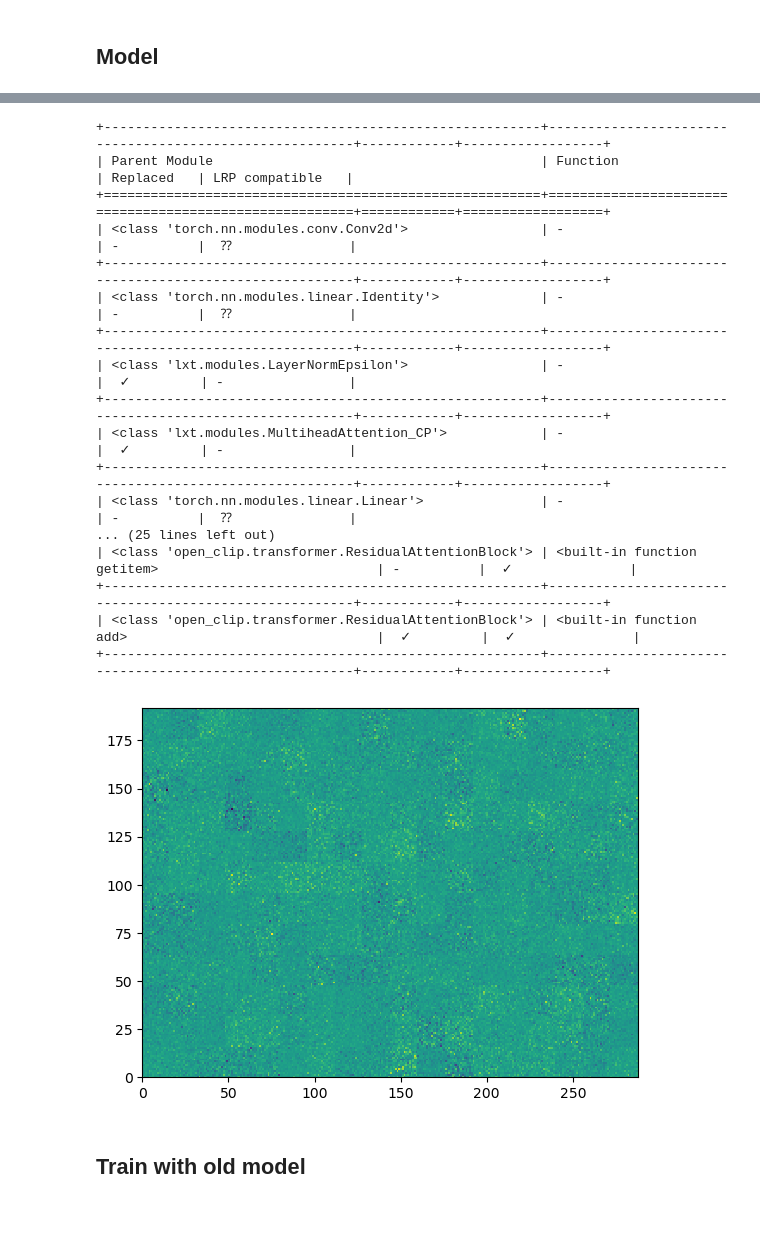
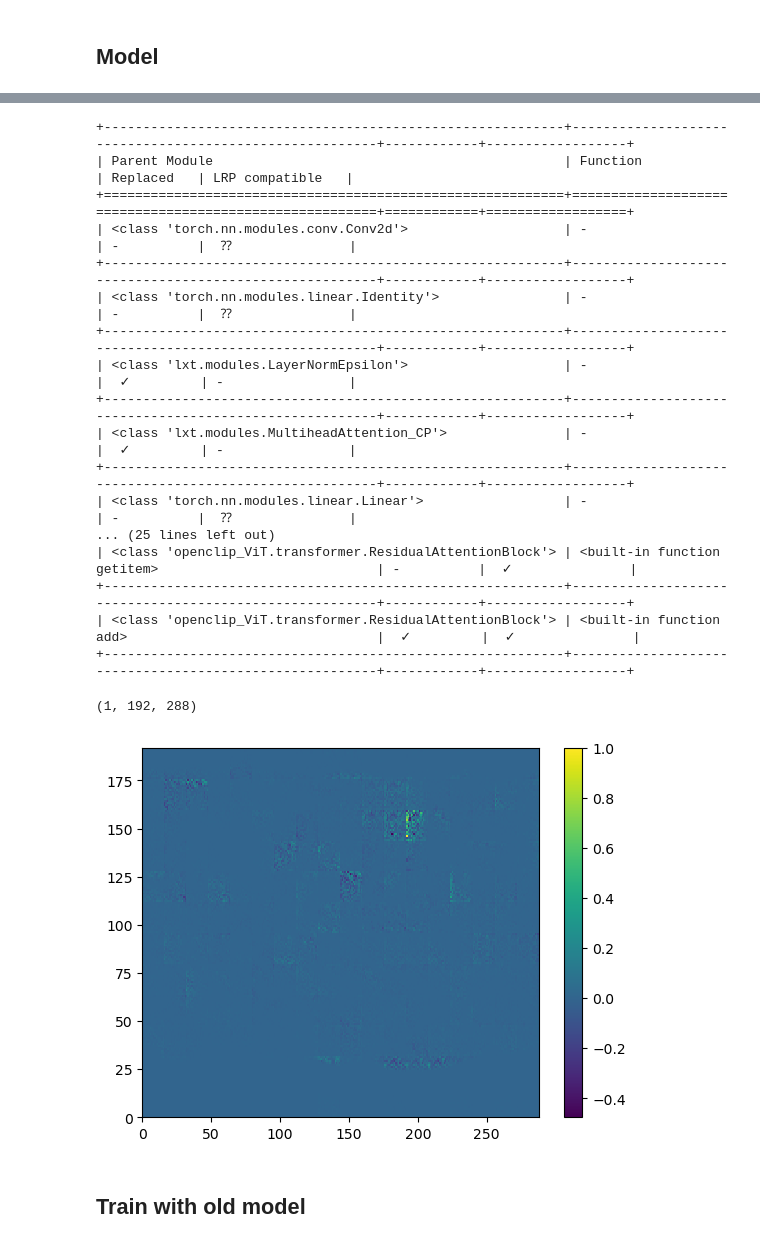
Before and after one commit to WillyChap/ViT_XAI, a Jupyter notebook: Models/LRP_ENSO.ipynb, the cells around one changed output, grey strips where cells are left out. Cells and saved outputs as stored; diff of their text form; code cells hidden in the pictures; blank space fills up the shorter version.

```diff
--- a/Models/LRP_ENSO.ipynb
+++ b/Models/LRP_ENSO.ipynb
@@ -343,11 +431,23 @@ attnlrp = Composite({
 # %%
-heatmaps=[]
-device='cuda'
-x = torch.randn(1, 3, 192, 288, device=device, requires_grad=True)
-modelvv.eval()
-modelvv = modelvv.to(device)
-traced = attnlrp.register(modelvv, dummy_inputs={'x': x}, verbose=True)
+# x = torch.randn(1, 1, 192, 288, device=device, requires_grad=True)
+
+attnlrp = Composite({
+        nn.MultiheadAttention: lm.MultiheadAttention_CP,
+        # order matters! lm.LinearInProjection is inside lm.MultiheadAttention_CP
+        lm.LinearInProjection: rules.EpsilonRule,
+        lm.LinearOutProjection: rules.EpsilonRule,
+        transformer.LayerNorm: lm.LayerNormEpsilon,
+        nn.GELU: rules.IdentityRule,
+        operator.add: lf.add2,
+        operator.matmul: lf.matmul,
+        F.normalize: lf.normalize,
+    })
+
+best_mod.eval()
+
+traced = attnlrp.register(best_mod, dummy_inputs={'x': x}, verbose=True)
 traced
+
 conv_gamma = 0.5
 lin_gamma = 0.05
 zennit_comp = LayerMapComposite([
@@ -356,42 +456,50 @@ zennit_comp = LayerMapComposite([
         ])
         # register composite
 zennit_comp.register(traced)
+
+heatmaps=[]
+
 # forward & backward pass
-y = traced(x.requires_grad_(True))
+y = traced(inputs.to(device).requires_grad_(True))
 y = lf.mean(y,dim=0,keep_dim=True)
 # y.backward()
 # normalize the heatmap
 x.grad = None
 y.backward()
-heatmap = x.grad[0].sum(0)
+heatmap = inputs.to(device).grad[0].sum(0)
 heatmap = heatmap / abs(heatmap).max()
 heatmaps.append(heatmap.cpu().numpy())
 
 # zennit composites can be removed so that we can register a new one!
 zennit_comp.remove()
 # %% [output]
-+--------------------------------------------------------+--------------------------------------------------------+------------+------------------+
-| Parent Module                                          | Function                                               | Replaced   | LRP compatible   |
-+========================================================+========================================================+============+==================+
-| <class 'torch.nn.modules.conv.Conv2d'>                 | -                                                      | -          |  ⁇               |
-+--------------------------------------------------------+--------------------------------------------------------+------------+------------------+
-| <class 'torch.nn.modules.linear.Identity'>             | -                                                      | -          |  ⁇               |
-+--------------------------------------------------------+--------------------------------------------------------+------------+------------------+
-| <class 'lxt.modules.LayerNormEpsilon'>                 | -                                                      |  ✓         | -                |
-+--------------------------------------------------------+--------------------------------------------------------+------------+------------------+
-| <class 'lxt.modules.MultiheadAttention_CP'>            | -                                                      |  ✓         | -                |
-+--------------------------------------------------------+--------------------------------------------------------+------------+------------------+
-| <class 'torch.nn.modules.linear.Linear'>               | -                                                      | -          |  ⁇               |
++-----------------------------------------------------------+--------------------------------------------------------+------------+------------------+
+| Parent Module                                             | Function                                               | Replaced   | LRP compatible   |
++===========================================================+========================================================+============+==================+
+| <class 'torch.nn.modules.conv.Conv2d'>                    | -                                                      | -          |  ⁇               |
++-----------------------------------------------------------+--------------------------------------------------------+------------+------------------+
+| <class 'torch.nn.modules.linear.Identity'>                | -                                                      | -          |  ⁇               |
++-----------------------------------------------------------+--------------------------------------------------------+------------+------------------+
+| <class 'lxt.modules.LayerNormEpsilon'>                    | -                                                      |  ✓         | -                |
++-----------------------------------------------------------+--------------------------------------------------------+------------+------------------+
+| <class 'lxt.modules.MultiheadAttention_CP'>               | -                                                      |  ✓         | -                |
++-----------------------------------------------------------+--------------------------------------------------------+------------+------------------+
+| <class 'torch.nn.modules.linear.Linear'>                  | -                                                      | -          |  ⁇               |
 ... (25 lines left out)
-| <class 'open_clip.transformer.ResidualAttentionBlock'> | <built-in function getitem>                            | -          |  ✓               |
-+--------------------------------------------------------+--------------------------------------------------------+------------+------------------+
-| <class 'open_clip.transformer.ResidualAttentionBlock'> | <built-in function add>                                |  ✓         |  ✓               |
-+--------------------------------------------------------+--------------------------------------------------------+------------+------------------+
+| <class 'openclip_ViT.transformer.ResidualAttentionBlock'> | <built-in function getitem>                            | -          |  ✓               |
++-----------------------------------------------------------+--------------------------------------------------------+------------+------------------+
+| <class 'openclip_ViT.transformer.ResidualAttentionBlock'> | <built-in function add>                                |  ✓         |  ✓               |
++-----------------------------------------------------------+--------------------------------------------------------+------------+------------------+
+# %%
+np.shape(heatmaps)
+# %% [output]
+(1, 192, 288)
 # %%
 plt.pcolor(heatmaps[0])
+plt.colorbar()
 plt.show()
 # %% [output]
-[figure, old version]
+[figure, new version]
 # %% [markdown]
 ## Train with old model
 # %%
```
Also changed, not shown: parts of 13 cells of this notebook, 3 other files.
